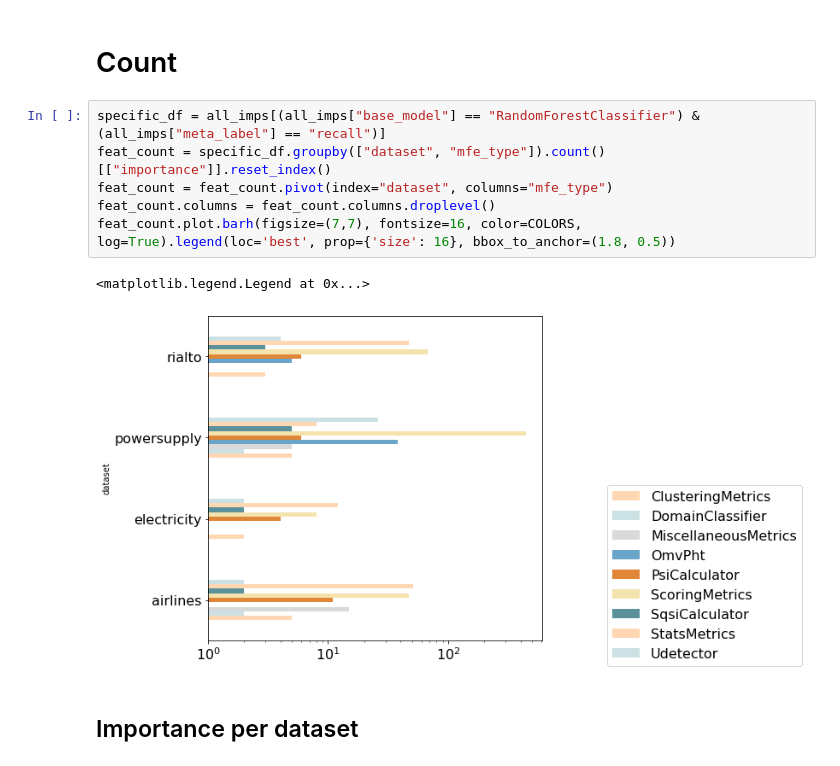
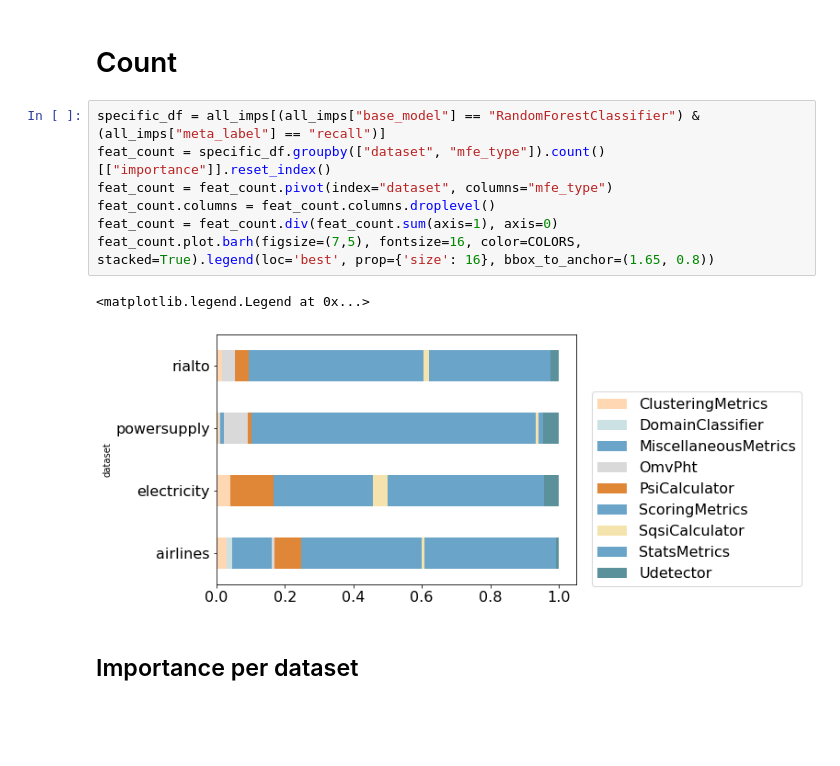
Before and after one commit to feamelo/drift-meta-learning, a Jupyter notebook: src/experiments/results/result_importances.ipynb, the cells around one changed output. Drawn from its saved outputs; the diff is of its cells as text; blank space fills up the shorter version.

```diff
--- a/src/experiments/results/result_importances.ipynb
+++ b/src/experiments/results/result_importances.ipynb
@@ -295,12 +236,13 @@ plot_bars(good_cases_imps)
 # %%
 specific_df = all_imps[(all_imps["base_model"] == "RandomForestClassifier") & (all_imps["meta_label"] == "recall")]
 feat_count = specific_df.groupby(["dataset", "mfe_type"]).count()[["importance"]].reset_index()
 feat_count = feat_count.pivot(index="dataset", columns="mfe_type")
 feat_count.columns = feat_count.columns.droplevel()
-feat_count.plot.barh(figsize=(7,7), fontsize=16, color=COLORS, log=True).legend(loc='best', prop={'size': 16}, bbox_to_anchor=(1.8, 0.5))
+feat_count = feat_count.div(feat_count.sum(axis=1), axis=0)
+feat_count.plot.barh(figsize=(7,5), fontsize=16, color=COLORS, stacked=True).legend(loc='best', prop={'size': 16}, bbox_to_anchor=(1.65, 0.8))
 # %% [output]
 <matplotlib.legend.Legend at 0x...>
-[figure, old version]
+[figure, new version]
 # %% [markdown]
 ## Importance per dataset
 # %%
```
Also changed, not shown: parts of 9 cells of this notebook, 1 other file.
